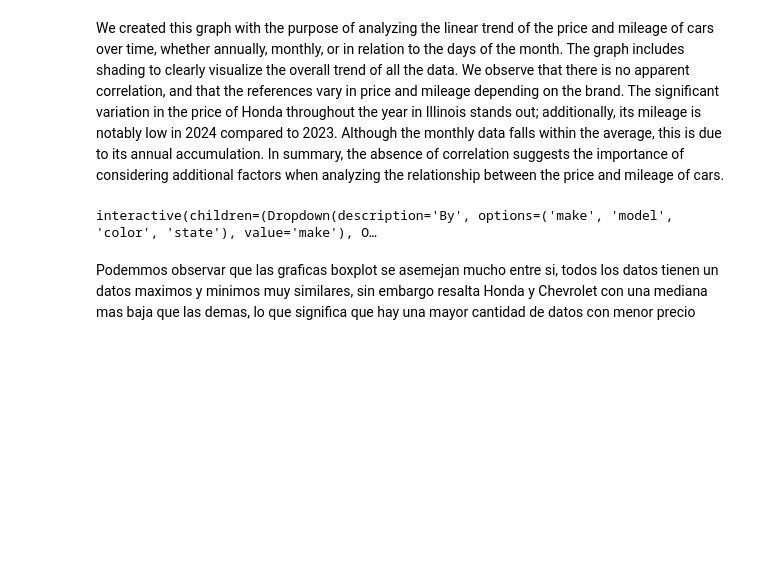
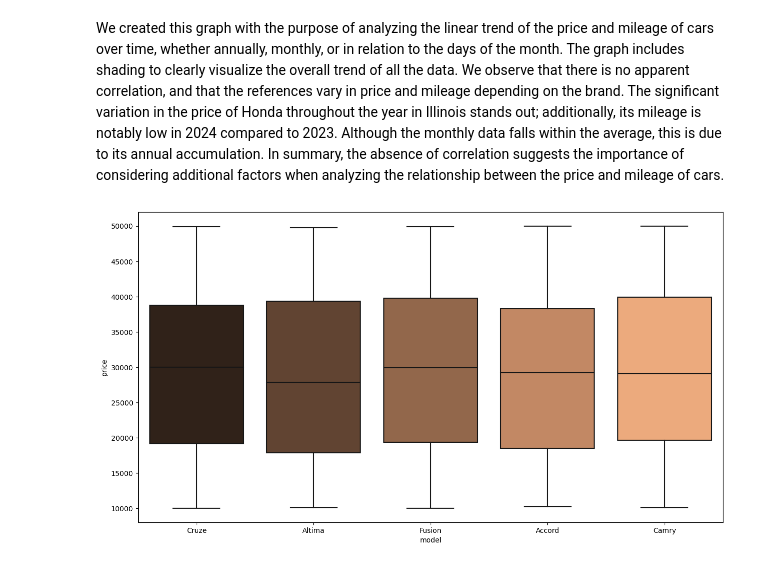
Before and after one commit to DeiviGT1/arc-is, a Jupyter notebook: notebooks/0.0-cars-first-db.ipynb, the cells around one changed output. Saved outputs shown, nothing was run; the diff lists cells and outputs as text; code cells hidden in the pictures; blank space fills up the shorter version.

Commit message:
agregamos datos

```diff
--- a/notebooks/0.0-cars-first-db.ipynb
+++ b/notebooks/0.0-cars-first-db.ipynb
@@ -151,16 +158,16 @@ We created this graph with the purpose of analyzing the linear trend of the pric
 # %%
 #Boxplot
 @interact
 def bp(By = csv.drop(["mileage", "price", "date", "year"], axis=1).columns.to_list()):
   clear_output(wait=True)
   df = csv.copy()
   df = df.groupby(By).mean("price")
   df.reset_index(inplace=True)
   df.sort_values(by="price", inplace=True)
   plt.figure(figsize=(15, 8))
   sns.boxplot(data=csv, x=By, y="price", palette="copper")
   plt.show()
+
+bp(By = 'model')
 # %% [output]
-interactive(children=(Dropdown(description='By', options=('make', 'model', 'color', 'state'), value='make'), O…
+[figure, added]
-# %% [markdown]
-Podemmos observar que las graficas boxplot se asemejan mucho entre si, todos los datos tienen un datos maximos y minimos muy similares, sin embargo resalta Honda y Chevrolet con una mediana mas baja que las demas, lo que significa que hay una mayor cantidad de datos con menor precio
```
Also changed, not shown: parts of 6 cells of this notebook, 7 other files.
